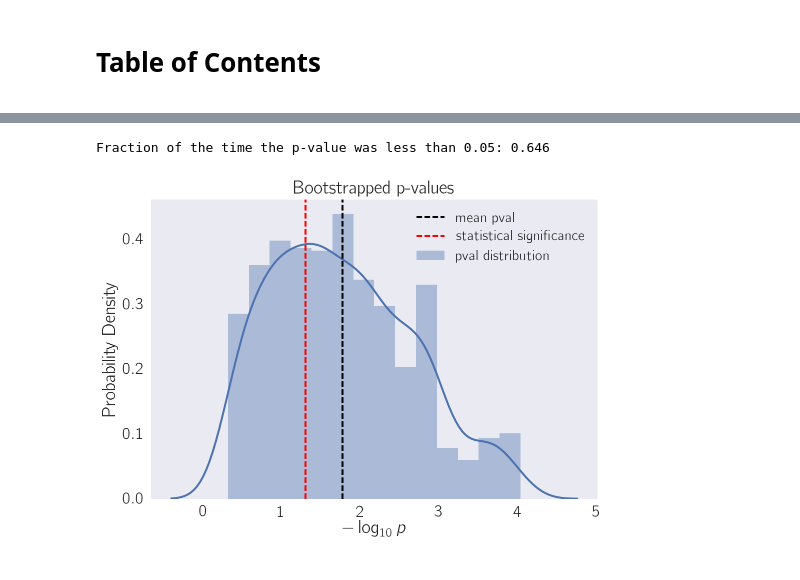
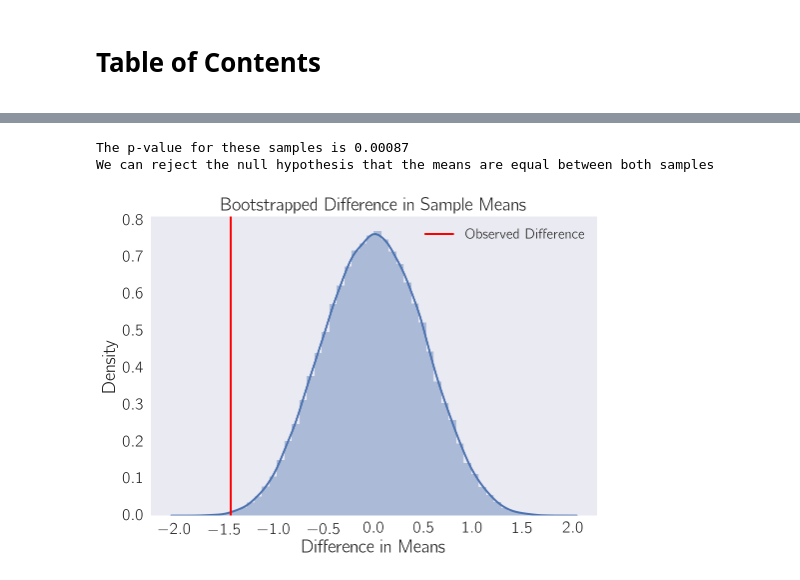
Before and after one commit to WormLabCaltech/mprsq, a Jupyter notebook: src/stats_tutorials/Introduction to Non-parametric Bootstrap.ipynb, the cells around one changed output, grey strips where cells are left out. Drawn from its saved outputs; the diff is of its cells as text; code cells hidden in the pictures.

```diff
--- a/src/stats_tutorials/Introduction to Non-parametric Bootstrap.ipynb
+++ b/src/stats_tutorials/Introduction to Non-parametric Bootstrap.ipynb
@@ -142,16 +119,48 @@ p-value: 0.0
-# %%
-logp = -np.log(pvals)/np.log(10)
-
-sns.distplot(logp, label='pval distribution')
-plt.gca().axvline(logp.mean(), ls='--', color='k', label='mean pval')
-plt.gca().axvline(-np.log(0.05)/np.log(10), ls='--', color='r', label='statistical significance')
-plt.xlabel('$-\log_{10}{p}$')
-plt.ylabel('Probability Density')
-plt.title('Bootstrapped p-values')
-plt.legend()
-
-fraction = len(pvals[pvals < 0.05])/len(pvals)
-print('Fraction of the time the p-value was less than 0.05: {0}'.format(fraction))
-# %% [output]
-Fraction of the time the p-value was less than 0.05: 0.646
-[figure, removed]
+# %%
+def difference_of_means(x, y):
+    return np.mean(y) - np.mean(x)
+
+def test_null(x, y, statistic, iters=1000):
+    """
+    Given two datasets, test a null hypothesis using a permutation test for a given statistic.
+
+    Params:
+    x, y -- ndarrays, the data
+    statistic -- a function of x and y
+    iters -- number of times to bootstrap
+
+    Ouput:
+    a numpy array containing the bootstrapped statistic
+    """
+    def permute(x, y):
+        """Given two datasets, return randomly shuffled versions of them"""
+        # concatenate the data
+        new = np.concatenate([x, y])
+        # shuffle the data
+        np.random.shuffle(new)
+        # return the permuted data sets:
+        return new[:len(x)], new[len(x):]
+
+    # do the bootstrap
+    return np.array([statistic(*permute(x, y)) for _ in range(iters)])
+
+diff = test_null(wt, mt, difference_of_means, iters=10**5)
+# %%
+sns.distplot(diff)
+plt.axvline(mt.mean() - wt.mean(), color='red',label='Observed Difference')
+plt.title('Bootstrapped Difference in Sample Means')
+plt.xlabel('Difference in Means')
+plt.ylabel('Density')
+plt.legend()
+
+pvalue = len(diff[diff < mt.mean() - wt.mean()])/len(diff)
+
+print('The p-value for these samples is {0:.2g}'.format(pvalue))
+if pvalue < 0.05:
+    print('We can reject the null hypothesis that the means are equal between both samples')
+else:
+    print('We cannot reject the null hypothesis that the means are equal between both samples')
+# %% [output]
+The p-value for these samples is 0.00087
+We can reject the null hypothesis that the means are equal between both samples
+[figure, added]
```
Also changed, not shown: parts of 12 cells of this notebook, 7 other files.
